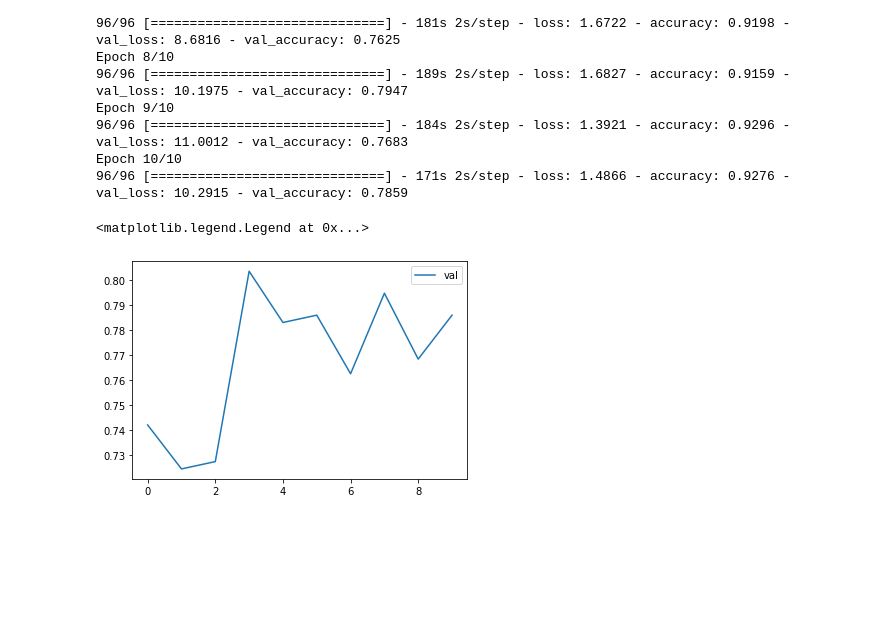
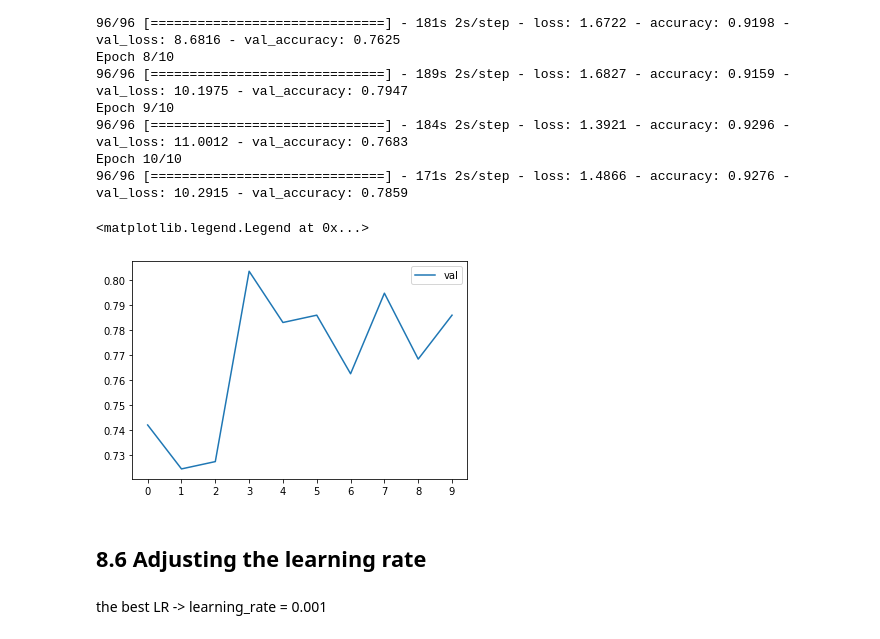
Before and after one commit to 16danielvm/MLZoomCamp_Course_byAlexeygrigorev, a Jupyter notebook: 08_deepLearning/WeekSesions8.ipynb, the cells around one changed output. Drawn from its saved outputs; the diff is of its cells as text; code cells hidden in the pictures; blank space fills up the shorter version.

Commit message:
Adjusting the learning rate

```diff
--- a/08_deepLearning/WeekSesions8.ipynb
+++ b/08_deepLearning/WeekSesions8.ipynb
@@ -166,9 +166,12 @@ Epoch 10/10
 # %%
 
 #plt.plot(history.history['accuracy'], label='train')
 plt.plot(history.history['val_accuracy'], label='val')
 
+plt.xticks(np.arange(10))
 plt.legend()
 # %% [output]
 <matplotlib.legend.Legend at 0x...>
-[figure, old version]
+[figure, new version]
+# %% [markdown]
+## 8.6 Adjusting the learning rate
@@ -174,0 +219,2 @@ plt.legend()
+# %% [markdown]
+the best LR -> learning_rate = 0.001
```
Also changed, not shown: parts of 3 cells of this notebook.
